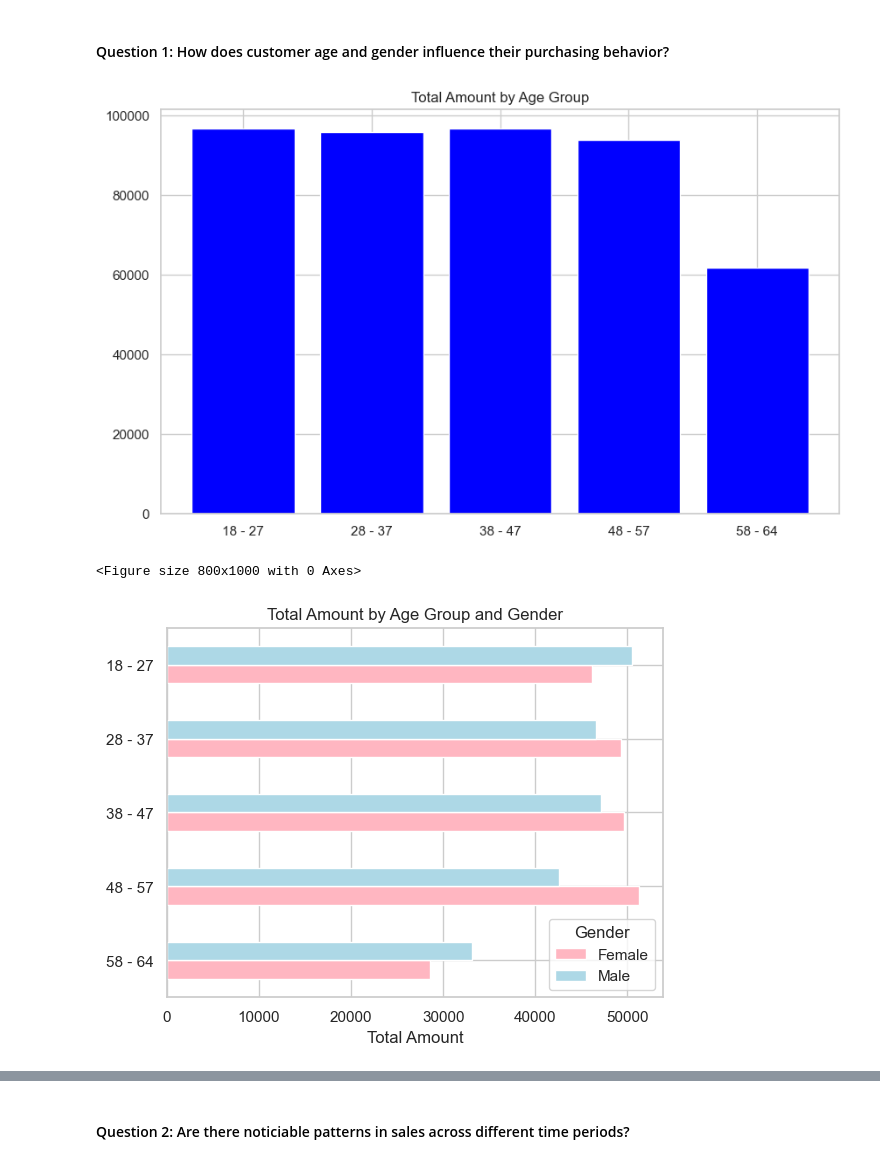
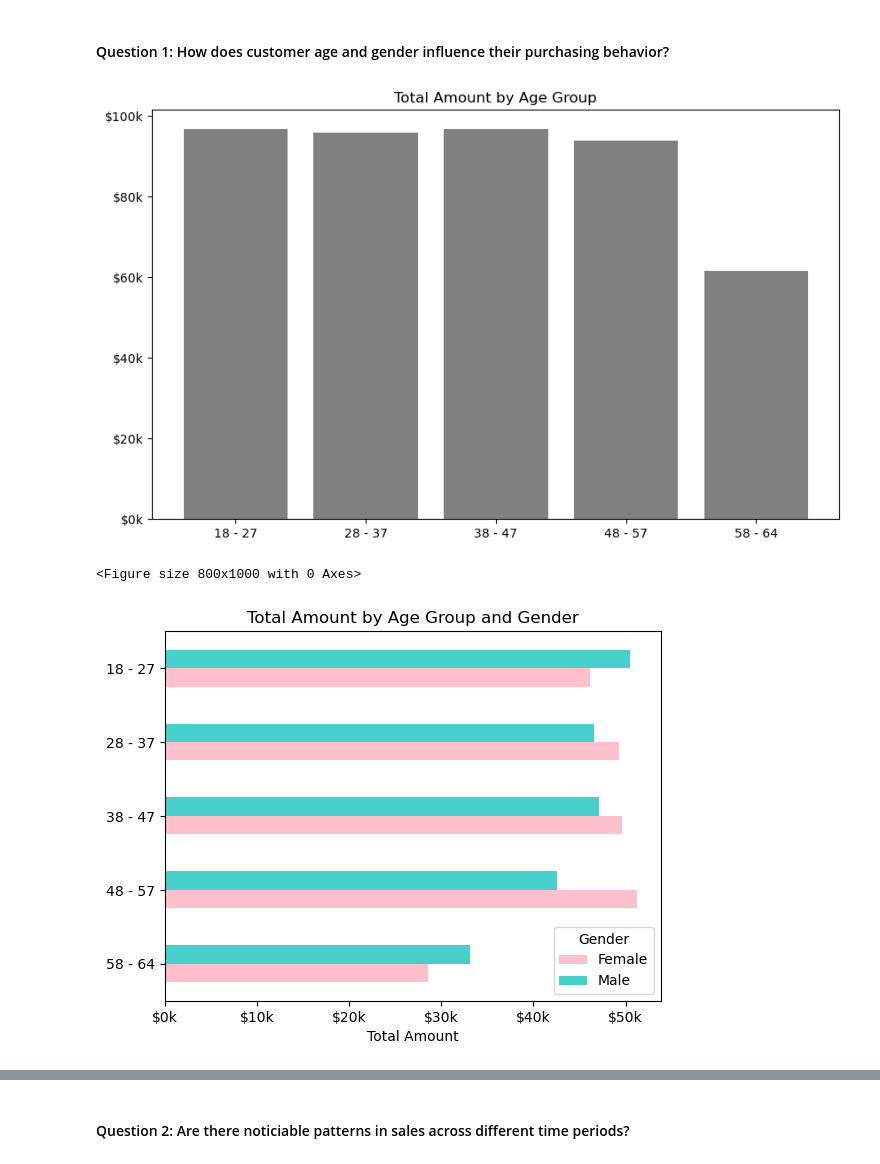
Before and after one commit to Hospoghosyan/Retail_Sales_Analysis, a Jupyter notebook: Retails_sales_analysis.ipynb, the cells around one changed output, grey strips where cells are left out. Cells and saved outputs as stored; diff of their text form; code cells hidden in the pictures.

```diff
--- a/Retails_sales_analysis.ipynb
+++ b/Retails_sales_analysis.ipynb
@@ -225,4 +226,5 @@ def get_season(month):
         return 'Autumn'
 df['Season'] = df['Month'].apply(get_season)
 # %%
-df.head()
+def format_func(value, tick_number):
+    return f'${int(value/1000)}k'
@@ -240,26 +235,29 @@ df.head()
 # %%
 grouped_age = df.groupby('Age Group')['Total Amount'].sum().reset_index()
 
 plt.figure(figsize=(10, 6))
-plt.bar(grouped_age['Age Group'], grouped_age['Total Amount'], color='blue')
+plt.bar(grouped_age['Age Group'], grouped_age['Total Amount'], color='gray')
 # plt.xlabel('Age Group')
 # plt.ylabel('Total Amount')
 plt.title('Total Amount by Age Group')
+plt.gca().yaxis.set_major_formatter(ticker.FuncFormatter(format_func))
 plt.xticks(rotation=0)
 plt.show()
 # %% [output]
-[figure, old version]
+[figure, new version]
 # %%
 plt.figure(figsize=(8, 10))
-total_amount_by_age_gender.sort_index(ascending=False).plot(kind='barh', color = ['lightpink', 'lightblue'])
+total_amount_by_age_gender.sort_index(ascending=False).plot(kind='barh', color = ['pink', 'mediumturquoise'])
 plt.title('Total Amount by Age Group and Gender')
 plt.ylabel('')
 plt.xlabel('Total Amount')
 plt.legend(title='Gender')
 plt.xticks(rotation=0)
+plt.gca().xaxis.set_major_formatter(ticker.FuncFormatter(format_func))
+
 plt.show()
 # %% [output]
 <Figure size 800x1000 with 0 Axes>
-[figure, old version]
+[figure, new version]
 # %%
 plt.figure(figsize=(12, 6))
```
Also changed, not shown: parts of 18 cells of this notebook.
